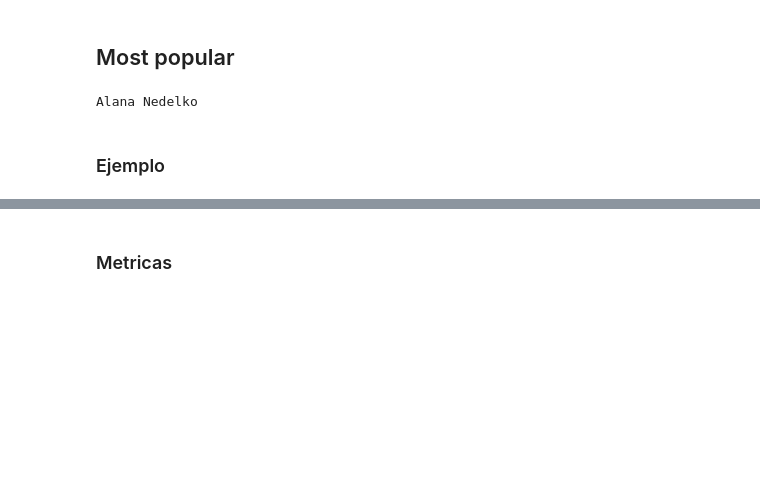
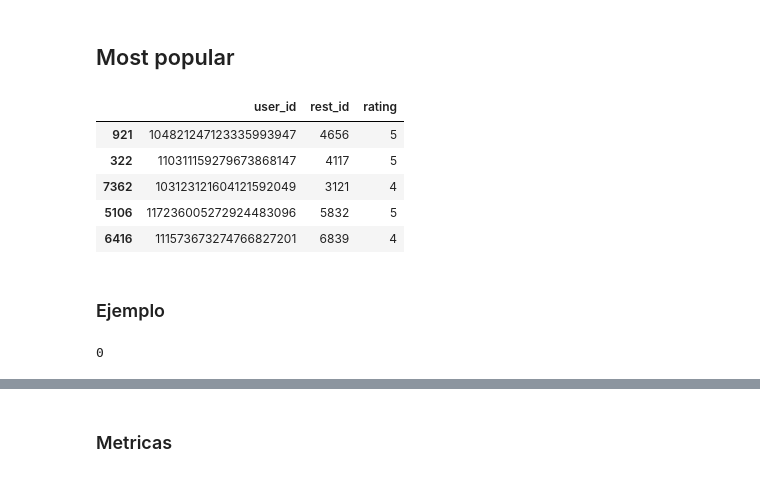
Before and after one commit to pedrozavalat/iic3633-proyecto, a Jupyter notebook: iic3633_v1_models_baselines.ipynb, the cells around one changed output, grey strips where cells are left out. Drawn from its saved outputs; the diff is of its cells as text; code cells hidden in the pictures; blank space fills up the shorter version.

```diff
--- a/iic3633_v1_models_baselines.ipynb
+++ b/iic3633_v1_models_baselines.ipynb
@@ -113,5 +135,7 @@ Folder size 678
+# %%
+X = df[['user_id', 'rest_id', 'rating']]
 # %%
-X_train, X_test = train_test_split(df, test_size=0.2, random_state=42)
+X_train, X_test = train_test_split(X, test_size=0.2, random_state=42)
 # %%
 print('Se cumple?',X_test.shape[0] + X_train.shape[0] == df.shape[0])
 X_test.shape, X_train.shape
@@ -147,6 +171,18 @@ for data in new_metadata:
 # Models
 # %% [markdown]
 ## Most popular
+# %%
+X_train.head()
+# user_col = 1
+# item_col = 8
+# ratingcol = 3
+# %% [output]
+|  | user_id | rest_id | rating |
+| 921 | 104821247123335993947 | 4656 | 5 |
+| 322 | 110311159279673868147 | 4117 | 5 |
+| 7362 | 103123121604121592049 | 3121 | 4 |
+| 5106 | 117236005272924483096 | 5832 | 5 |
+| 6416 | 111573673274766827201 | 6839 | 4 |
 # %%
 model_mp = pyreclab.MostPopular(
     dataset= 'reviews_train.csv',
@@ -179,13 +220,11 @@ def find_user(user_id):
-# %%
-users = list(reclist.keys())
-user_1 = random.choice(users)
-user_name = find_user(user_1)
-user_reclist = reclist[user_1]
-print(user_name)
-# %% [output]
-Alana Nedelko
 # %% [markdown]
 ### Ejemplo
+# %%
+for row in restaurants.itertuples():
+    print(row.Index)
+    break
+# %% [output]
+0
 # %%
 def show_recommendations(user, reclist):
     rec_business_cols = {
```
Also changed, not shown: parts of 19 cells of this notebook.
